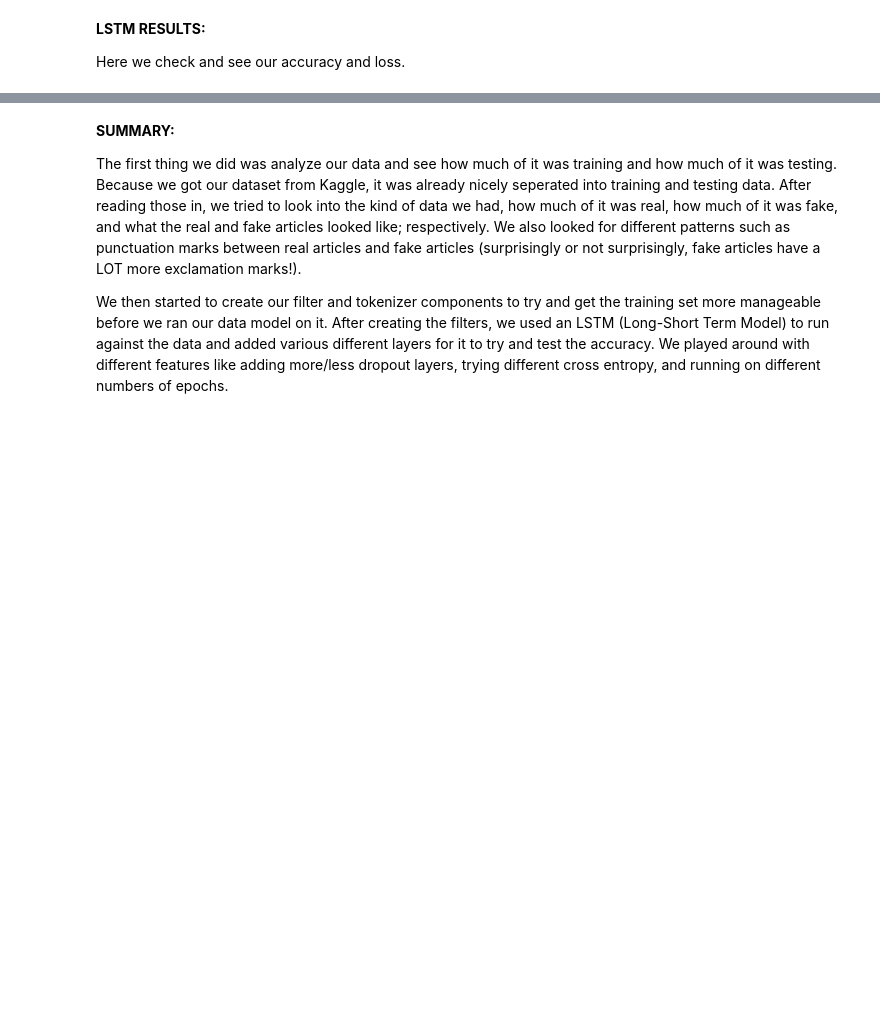
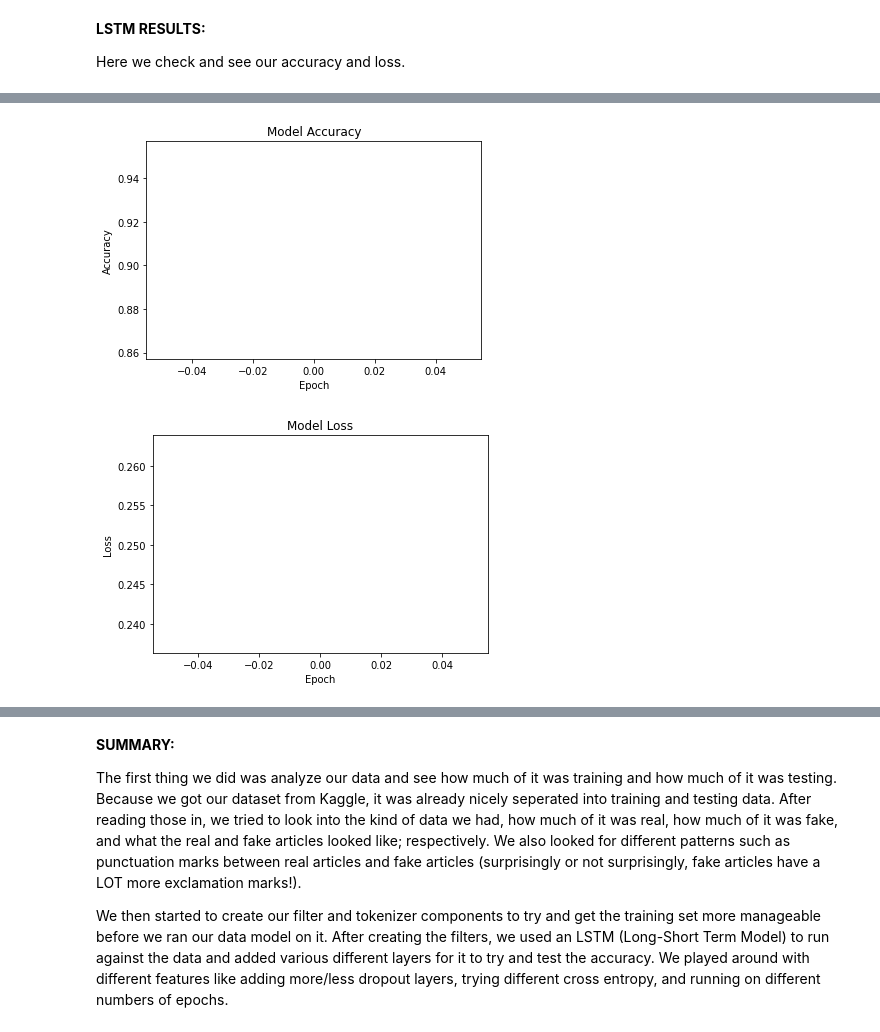
Before and after one commit to ErikPohle/CSCI-4622-Project, a Jupyter notebook: ML Final Project.ipynb, the cells around one changed output, grey strips where cells are left out. Cells and saved outputs as stored; diff of their text form; code cells hidden in the pictures; blank space fills up the shorter version.

```diff
--- a/ML Final Project.ipynb
+++ b/ML Final Project.ipynb
@@ -209,0 +224,17 @@ lstm_model_fit = lstm_model.fit(X_train, y_train, epochs = 1)
+# %%
+# history for accuracy
+plt.plot(lstm_model_fit.history['accuracy'], color = 'blue')
+plt.title('Model Accuracy')
+plt.ylabel('Accuracy')
+plt.xlabel('Epoch')
+plt.show()
+
+# history for loss
+plt.plot(lstm_model_fit.history['loss'], color = 'red')
+plt.title('Model Loss')
+plt.ylabel('Loss')
+plt.xlabel('Epoch')
+plt.show()
+# %% [output]
+[figure, added]
+[figure, added]
```
Also changed, not shown: parts of 8 cells of this notebook.
